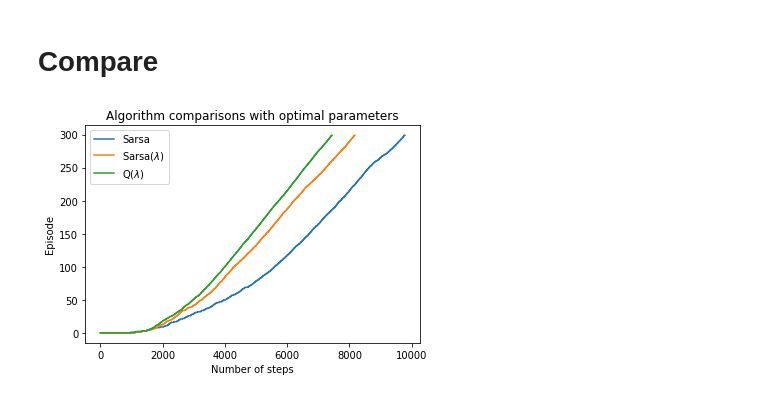
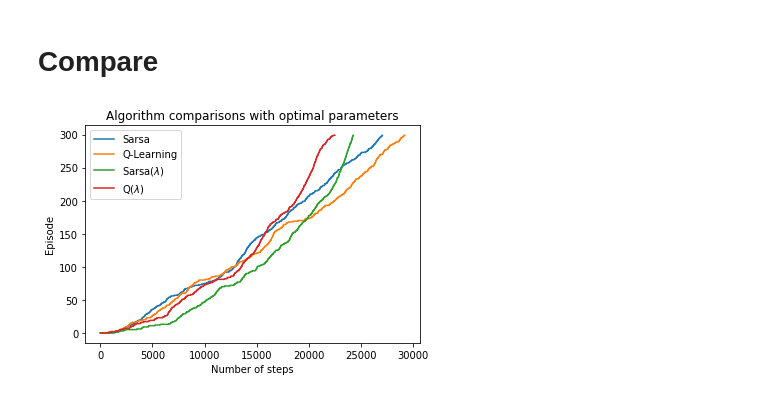
Before and after one commit to MatthewFilipovich/rl-gridworld, a Jupyter notebook: Plots.ipynb, the cells around one changed output. Drawn from its saved outputs; the diff is of its cells as text; code cells hidden in the pictures.

```diff
--- a/Plots.ipynb
+++ b/Plots.ipynb
@@ -196,5 +223,28 @@ plot_ep_step(eps[0], '$\lambda=0.1$',eps[1], '$\lambda=0.5$',eps[2], '$\lambda=0
 # %% [markdown]
 # Compare
+# %%
+env = GridWorld(stochastic_wind=True, print_board=False)
+algorithm = ALG_NAMES[1]
+num_episodes = 300
+alpha = 0.5
+epsilon = 0.1
+gamma = 1
+lam = 0.5
+eps = [None]*4
+# %%
+sarsa = Sarsa(env=env, alpha=0.5, epsilon=epsilon, gamma=gamma, table_init='zeros')
+qlearn = QLearning(env=env, alpha=0.5, epsilon=epsilon, gamma=gamma, table_init='zeros')
+slambda = SarsaLambda(trace_decay=0.5, env=env, alpha=0.5, epsilon=epsilon, gamma=gamma, table_init='zeros')
+qlambda = QLambda(trace_decay=0.5, env=env, alpha=0.5, epsilon=epsilon, gamma=gamma, table_init='zeros')
+
+eps[0] = sarsa.train(num_episodes)
+eps[1] = qlearn.train(num_episodes)
+eps[2] = slambda.train(num_episodes)
+eps[3] = qlambda.train(num_episodes)
+# %%
+plot_ep_step(eps[0], 'Sarsa',eps[1], 'Q-Learning', eps[2], 'Sarsa($\lambda$)',eps[3], 'Q($\lambda$)','Algorithm comparisons with optimal parameters')
+# %% [output]
+[figure, added]
 # %%
 env = GridWorld(stochastic_wind=False, print_board=False)
 algorithm = ALG_NAMES[1]
@@ -213,4 +255,0 @@ eps[2] = qlambda.train(num_episodes)
-# %%
-plot_ep_step(eps[0], 'Sarsa',eps[1], 'Sarsa($\lambda$)',eps[2], 'Q($\lambda$)','Algorithm comparisons with optimal parameters')
-# %% [output]
-[figure, removed]
```
Also changed, not shown: parts of 8 cells of this notebook, 4 other files.
